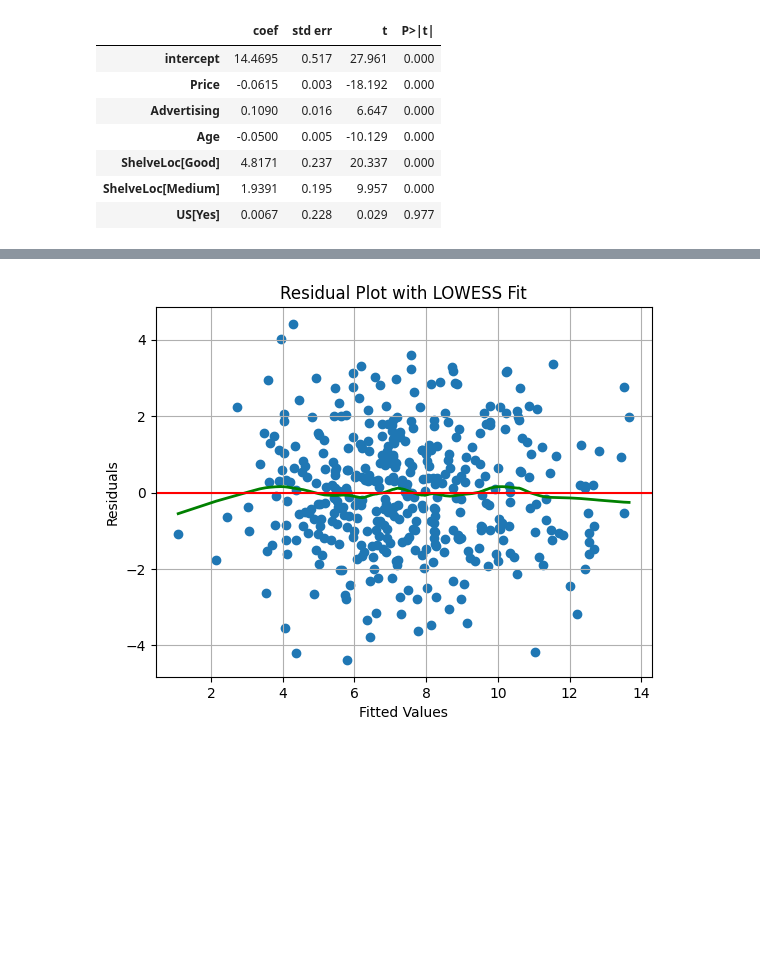
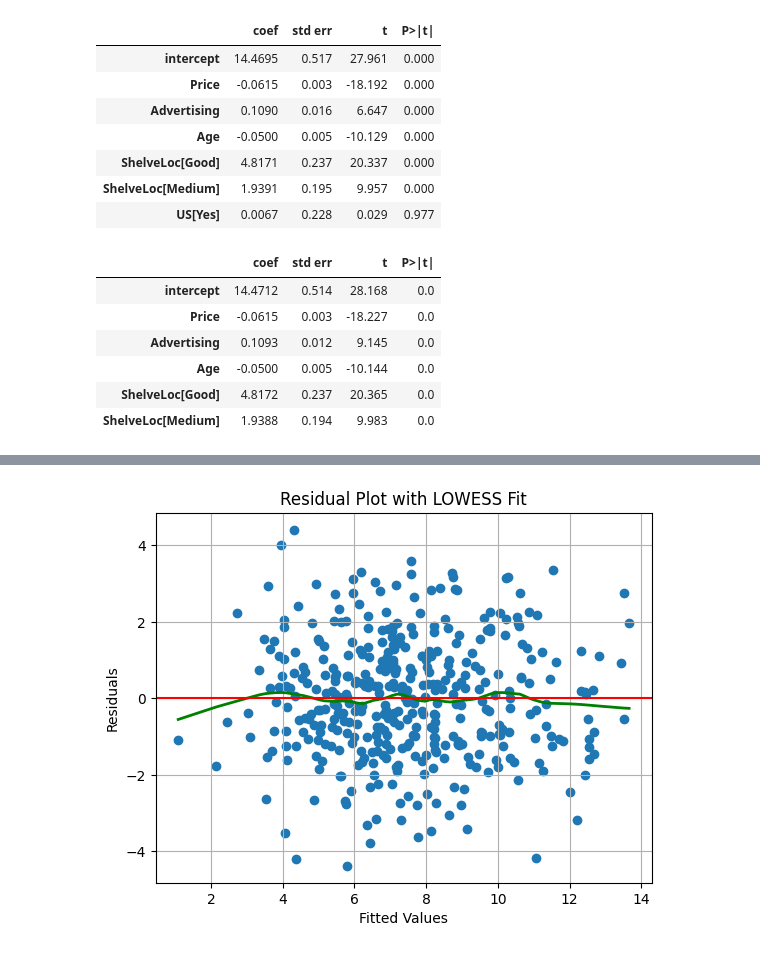
Before and after one commit to Archangel4148/Classwork, a Jupyter notebook: STAT4210/Chapter 3 HW/Ch03_HW.ipynb, the cells around one changed output, grey strips where cells are left out. Saved outputs shown, nothing was run; the diff lists cells and outputs as text; code cells hidden in the pictures; blank space fills up the shorter version.

```diff
--- a/STAT4210/Ch03_HW.ipynb
+++ b/STAT4210/Chapter 3 HW/Ch03_HW.ipynb
@@ -52,7 +52,17 @@ summarize(results)
 | ShelveLoc[Medium] | 1.9391 | 0.195 | 9.957 | 0.000 |
 | US[Yes] | 0.0067 | 0.228 | 0.029 | 0.977 |
 # %%
-# TODO: Part f
+X = MS(["Price", "Advertising","Age","ShelveLoc"]).fit_transform(carseats)
+results = sm.OLS(y, X).fit()
+summarize(results)
+# %% [output]
+|  | coef | std err | t | P>|t| |
+| intercept | 14.4712 | 0.514 | 28.168 | 0.0 |
+| Price | -0.0615 | 0.003 | -18.227 | 0.0 |
+| Advertising | 0.1093 | 0.012 | 9.145 | 0.0 |
+| Age | -0.0500 | 0.005 | -10.144 | 0.0 |
+| ShelveLoc[Good] | 4.8172 | 0.237 | 20.365 | 0.0 |
+| ShelveLoc[Medium] | 1.9388 | 0.194 | 9.983 | 0.0 |
 # %%
 vals = [VIF(X, i)
 for i in range(1, X.shape[1])]
```
Also changed, not shown: parts of 3 cells of this notebook, 7 other files.
